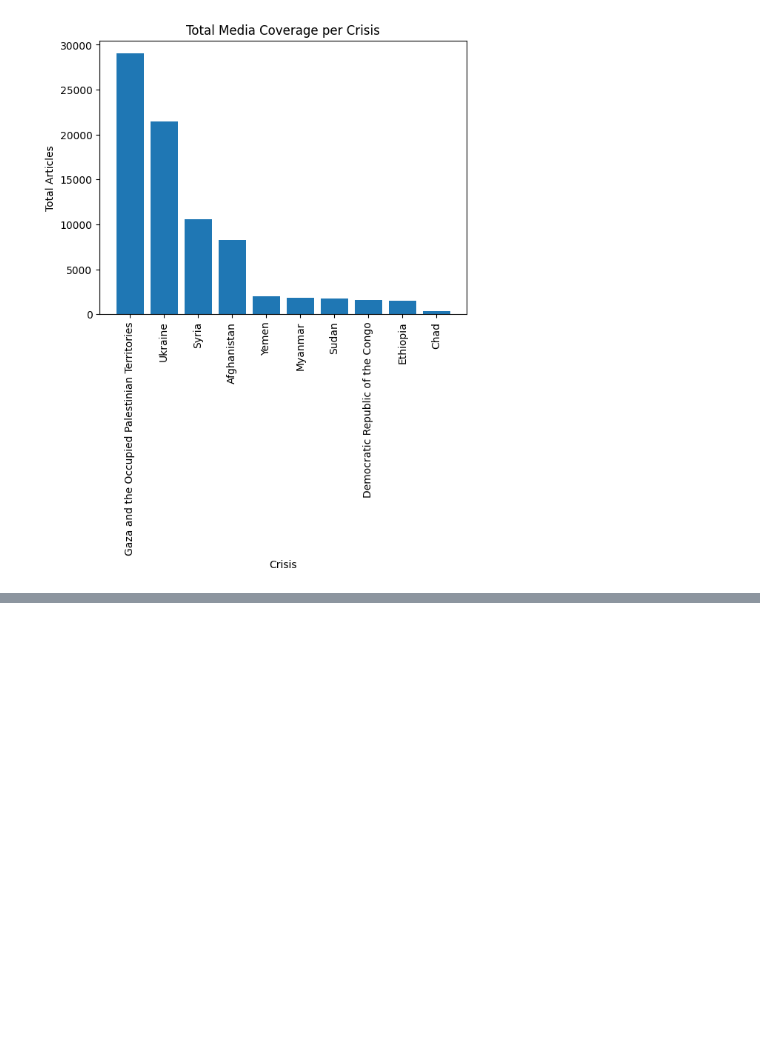
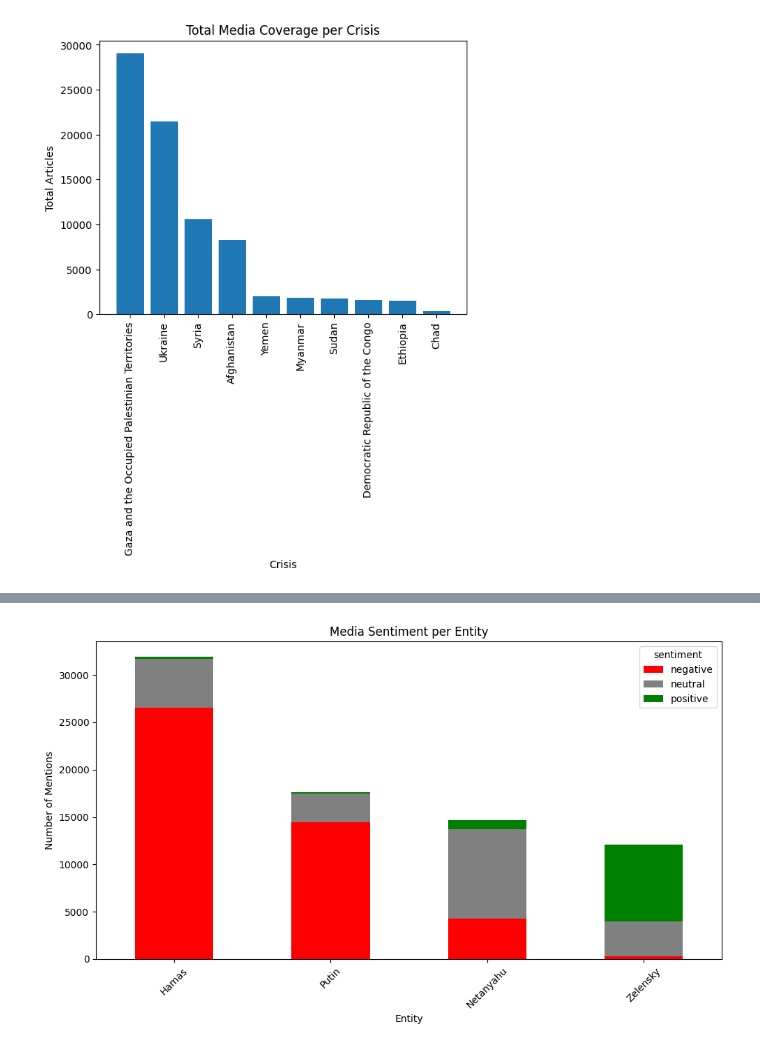
Before and after one commit to ashrithanarne/IDS_Project, a Jupyter notebook: notebooks/milestone1_analysis.ipynb, the cells around one changed output, grey strips where cells are left out. Cells and saved outputs as stored; diff of their text form; code cells hidden in the pictures; blank space fills up the shorter version.

```diff
--- a/notebooks/milestone1_analysis.ipynb
+++ b/notebooks/milestone1_analysis.ipynb
@@ -199,0 +548,31 @@ plt.show()
+# %%
+# Pivot table: entities x sentiment counts
+entity_sentiment = sentiment_df.pivot_table(
+    index='entity',
+    columns='sentiment',
+    values='raw_count',
+    aggfunc='sum',
+    fill_value=0
+)
+
+# Sort by total mentions
+entity_sentiment['total'] = entity_sentiment.sum(axis=1)
+entity_sentiment = entity_sentiment.sort_values('total', ascending=False)
+entity_sentiment = entity_sentiment.drop(columns='total')
+
+# Plot stacked bar chart
+entity_sentiment.plot(
+    kind='bar',
+    stacked=True,
+    figsize=(10,6),
+    color={'positive':'green','neutral':'grey','negative':'red'}
+)
+
+plt.ylabel("Number of Mentions")
+plt.xlabel("Entity")
+plt.title("Media Sentiment per Entity")
+plt.xticks(rotation=45)
+plt.tight_layout()
+plt.show()
+# %% [output]
+[figure, added]
```
Also changed, not shown: parts of 42 cells of this notebook, 3 other files.
